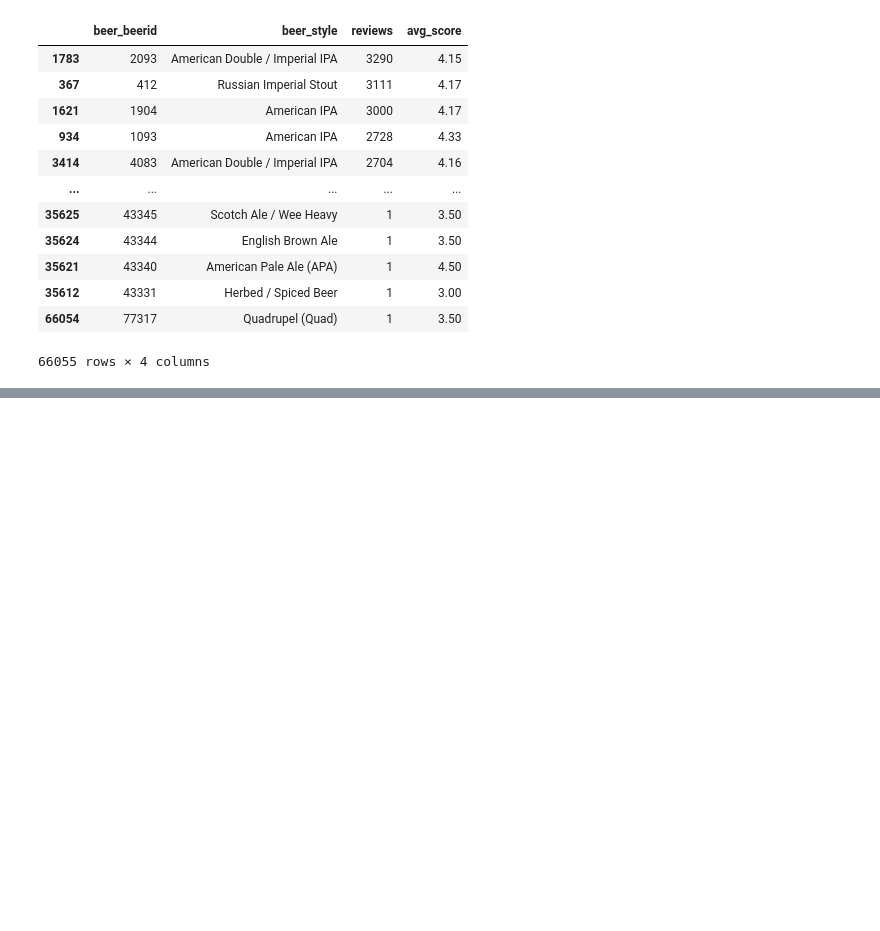
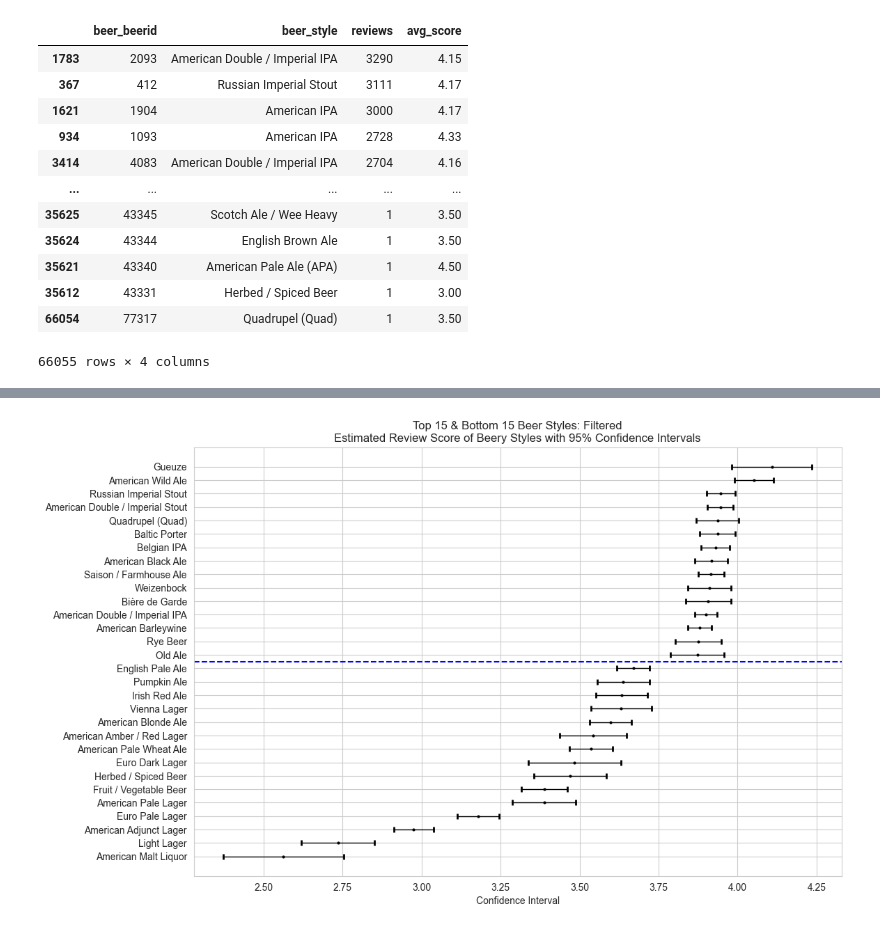
Before and after one commit to ErinPhillips/beer_recsys_final, a Jupyter notebook: beer_eda.ipynb, the cells around one changed output, grey strips where cells are left out. Cells and saved outputs as stored; diff of their text form; code cells hidden in the pictures; blank space fills up the shorter version.

```diff
--- a/beer_eda.ipynb
+++ b/beer_eda.ipynb
@@ -298,10 +301,9 @@ beer_style_conf_int
 # %%
 # get top 15 and bottom 15 styles
-top_15 = beer_style_conf_int.nlargest(15, 'estimate')
-bot_15 = beer_style_conf_int.nsmallest(15, 'estimate')
+top_15 = df2.nlargest(15, 'CI_med')
+bot_15 = df2.nsmallest(15, 'CI_med')
 
 # combine to a df
-
-top_bot_CI = pd.concat([top_15, bot_15])
-top_bot_CI
+df2_hilo = pd.concat([top_15, bot_15]).sort_values('CI_med', ascending=True)
+df2_hilo
 # %% [output]
@@ -308,0 +327,25 @@ KeyError: 'estimate'
+# %%
+fig, ax = plt.subplots(figsize=(12,8))
+
+y_pos = range(len(df2_hilo))
+
+ax.errorbar(x=df2_hilo['CI_med'], y=y_pos, xerr=[df2_hilo['CI_med']-df2_hilo['CI_low'], df2_hilo['CI_high']-df2_hilo['CI_med']],
+            fmt='none', capsize=3, elinewidth=1, markeredgewidth=2, ecolor='black')
+
+ax.plot(df2_hilo['CI_med'], y_pos, 'o', markersize=2, markeredgecolor='black', markerfacecolor='black')
+
+# add y-axis labels
+ax.set_yticks(y_pos)
+ax.set_yticklabels(df2_hilo['beer_style'])
+
+# add x-axis label and title
+ax.set_xlabel('Confidence Interval')
+ax.set_title('Top 15 & Bottom 15 Beer Styles: Filtered\nEstimated Review Score of Beery Styles with 95% Confidence Intervals')
+
+# add horizontal line to visualize top and bottom beers categorized earlier.
+line_y_pos = y_pos[14] + 0.5
+ax.axhline(y=line_y_pos, linestyle='--', color='blue')
+
+plt.show()
+# %% [output]
+[figure, added]
```
Also changed, not shown: parts of 15 cells of this notebook.
